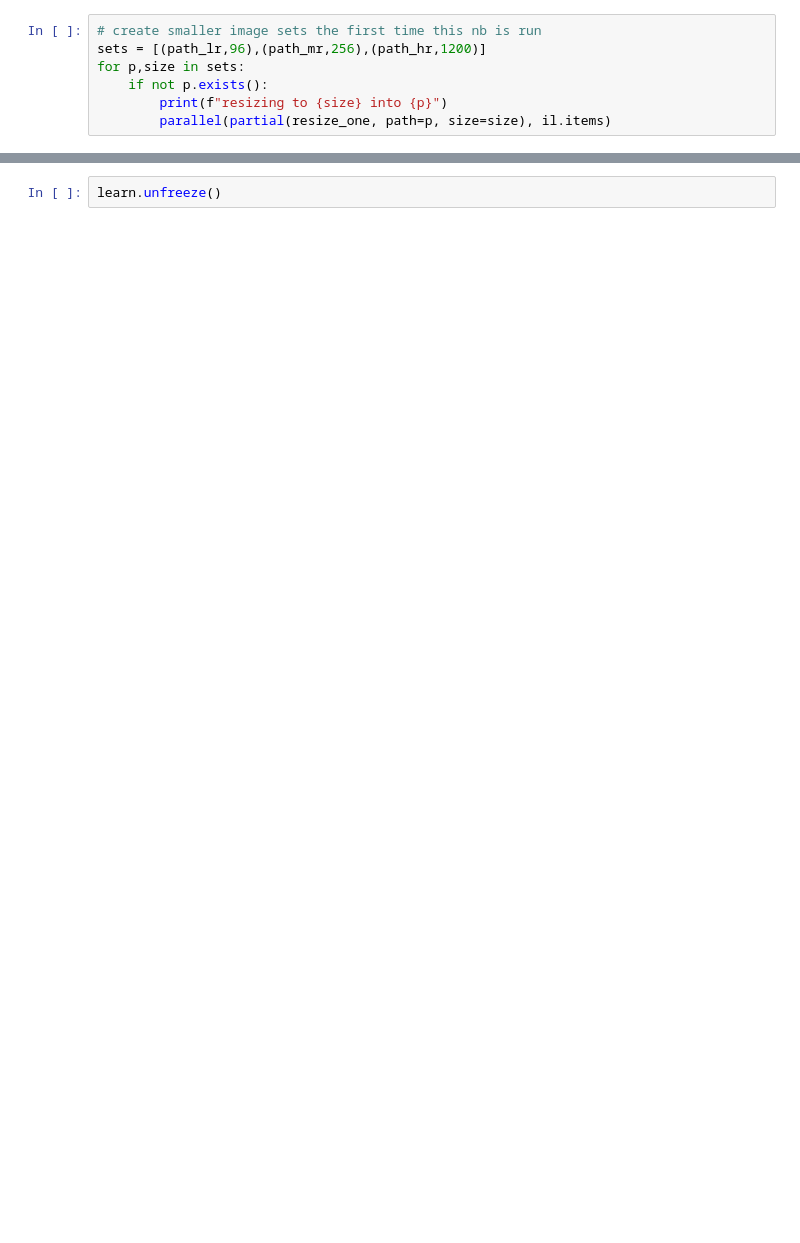
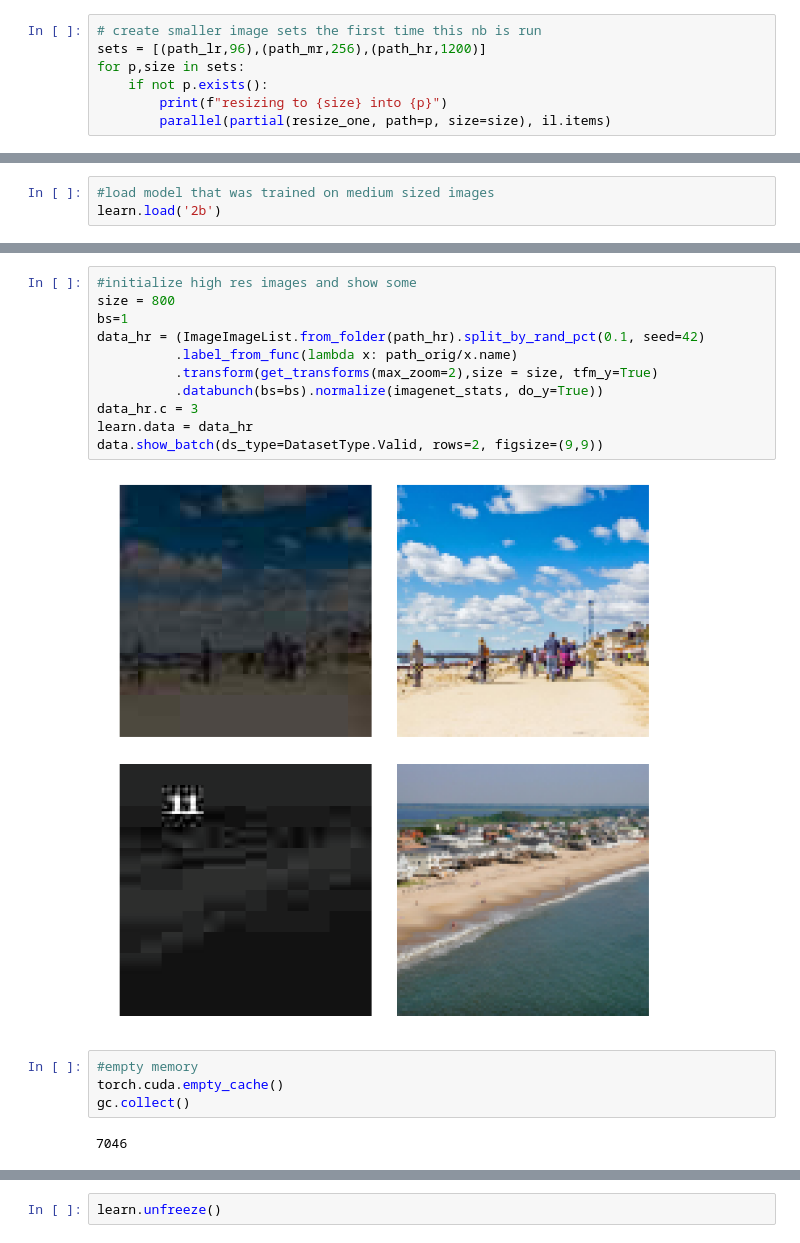
Before and after one commit to mrcasutt/lightinthedark, a Jupyter notebook: light_the_dark.ipynb, the cells around one changed output, grey strips where cells are left out. Drawn from its saved outputs; the diff is of its cells as text; blank space fills up the shorter version.

```diff
--- a/light_the_dark.ipynb
+++ b/light_the_dark.ipynb
@@ -171,0 +345,3 @@ do_fit('1a', slice(1e-3,1e-1))
+# %%
+#load model that was trained on medium sized images
+learn.load('2b')
@@ -171,0 +366,19 @@ do_fit('1a', slice(1e-3,1e-1))
+# %%
+#initialize high res images and show some
+size = 800
+bs=1
+data_hr = (ImageImageList.from_folder(path_hr).split_by_rand_pct(0.1, seed=42)
+          .label_from_func(lambda x: path_orig/x.name)
+          .transform(get_transforms(max_zoom=2),size = size, tfm_y=True)
+          .databunch(bs=bs).normalize(imagenet_stats, do_y=True))
+data_hr.c = 3
+learn.data = data_hr
+data.show_batch(ds_type=DatasetType.Valid, rows=2, figsize=(9,9))
+# %% [output]
+[figure, added]
+# %%
+#empty memory
+torch.cuda.empty_cache()
+gc.collect()
+# %% [output]
+7046
```
Also changed, not shown: parts of 93 cells of this notebook.
